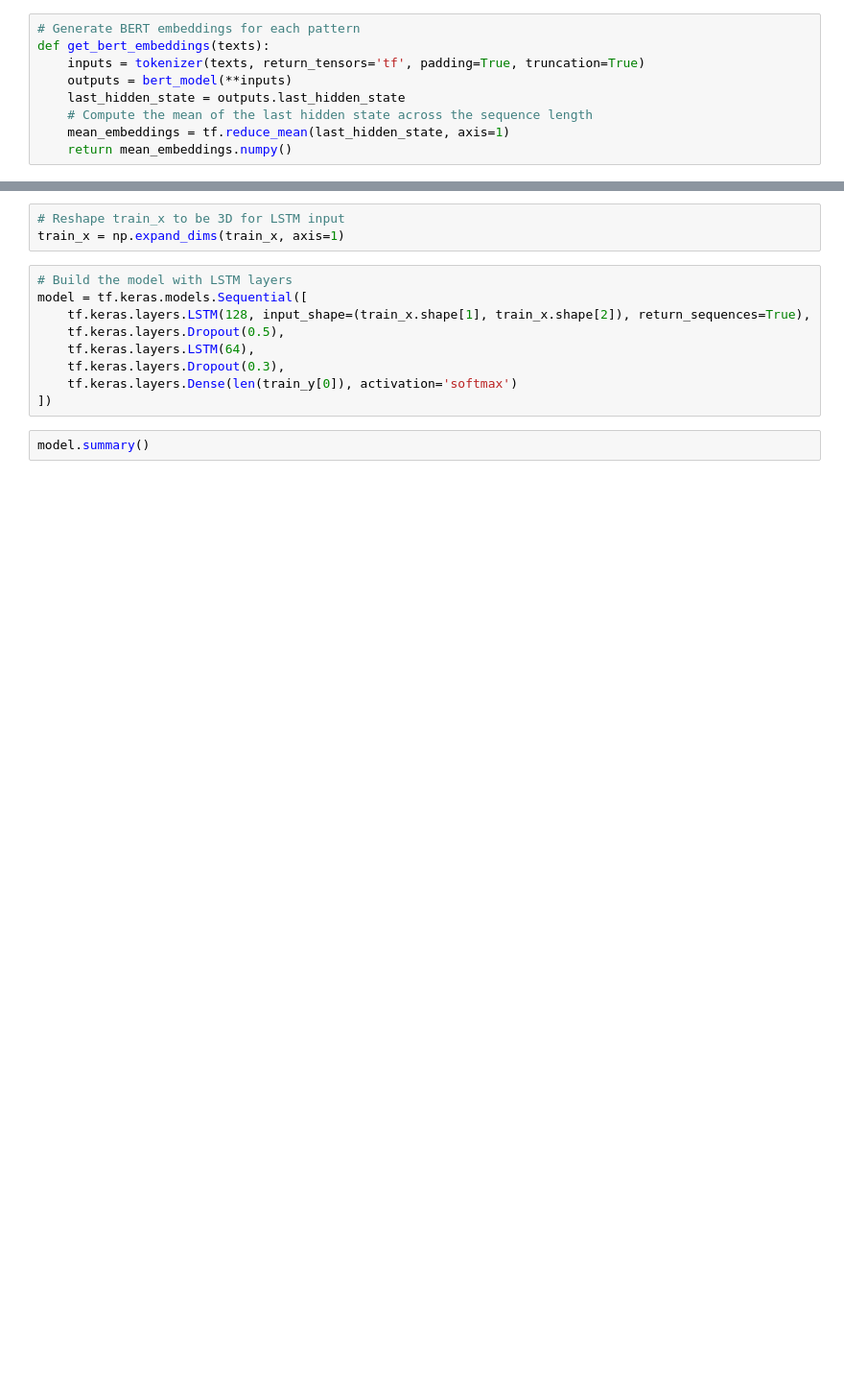
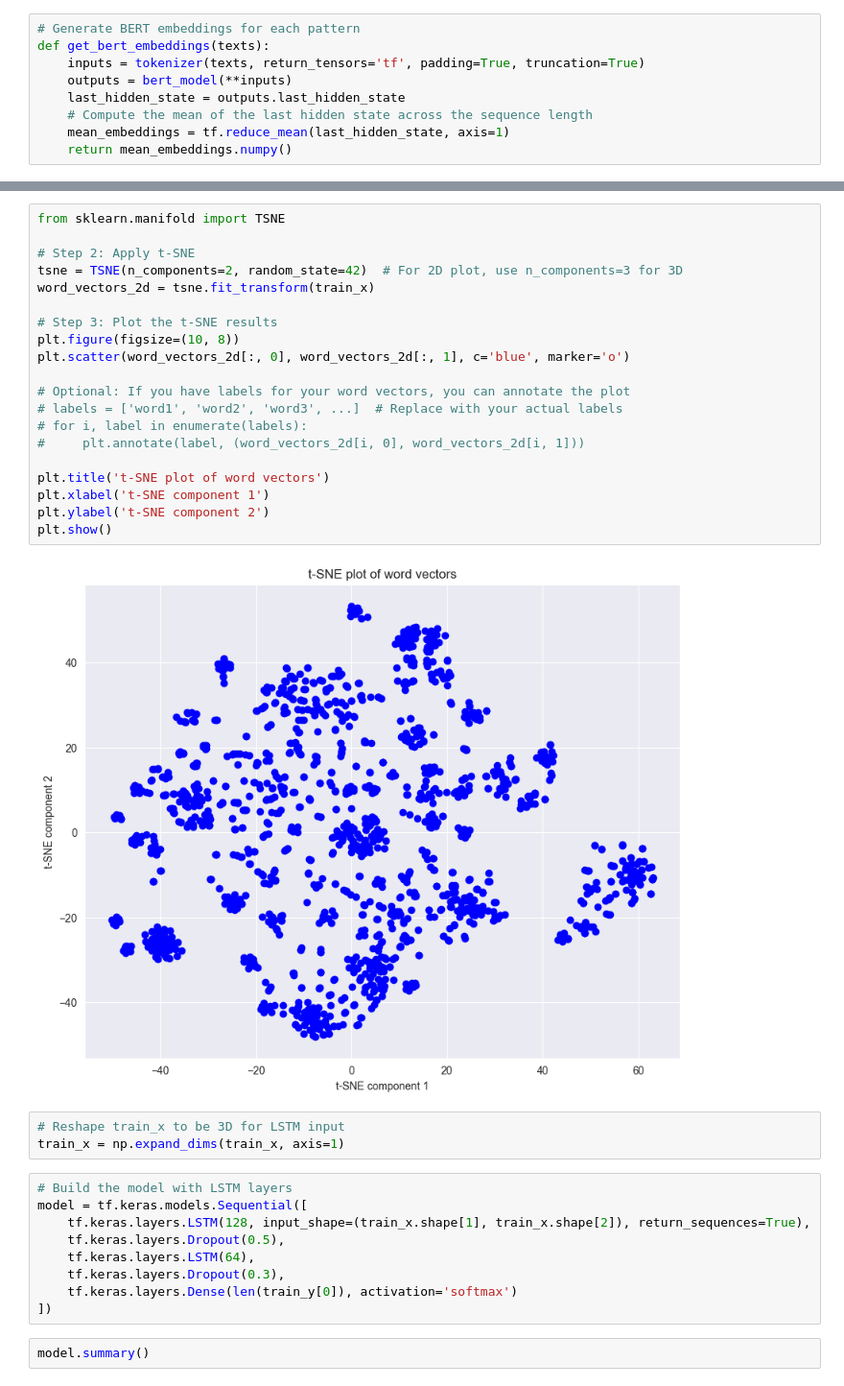
Before and after one commit to UhuyDev/Foodricion-ML, a Jupyter notebook: foodricion_bot.ipynb, the cells around one changed output, grey strips where cells are left out. Shown at 96% size. Cells and saved outputs as stored; diff of their text form; blank space fills up the shorter version.

```diff
--- a/foodricion_bot.ipynb
+++ b/foodricion_bot.ipynb
@@ -109,3 +175,25 @@ train_y = np.array(training[:, 1].tolist())
+# %%
+from sklearn.manifold import TSNE
+
+# Step 2: Apply t-SNE
+tsne = TSNE(n_components=2, random_state=42)  # For 2D plot, use n_components=3 for 3D
+word_vectors_2d = tsne.fit_transform(train_x)
+
+# Step 3: Plot the t-SNE results
+plt.figure(figsize=(10, 8))
+plt.scatter(word_vectors_2d[:, 0], word_vectors_2d[:, 1], c='blue', marker='o')
+
+# Optional: If you have labels for your word vectors, you can annotate the plot
+# labels = ['word1', 'word2', 'word3', ...]  # Replace with your actual labels
+# for i, label in enumerate(labels):
+#     plt.annotate(label, (word_vectors_2d[i, 0], word_vectors_2d[i, 1]))
+
+plt.title('t-SNE plot of word vectors')
+plt.xlabel('t-SNE component 1')
+plt.ylabel('t-SNE component 2')
+plt.show()
+# %% [output]
+[figure, added]
 # %%
 # Reshape train_x to be 3D for LSTM input
 train_x = np.expand_dims(train_x, axis=1)
```
Also changed, not shown: parts of 23 cells of this notebook.
